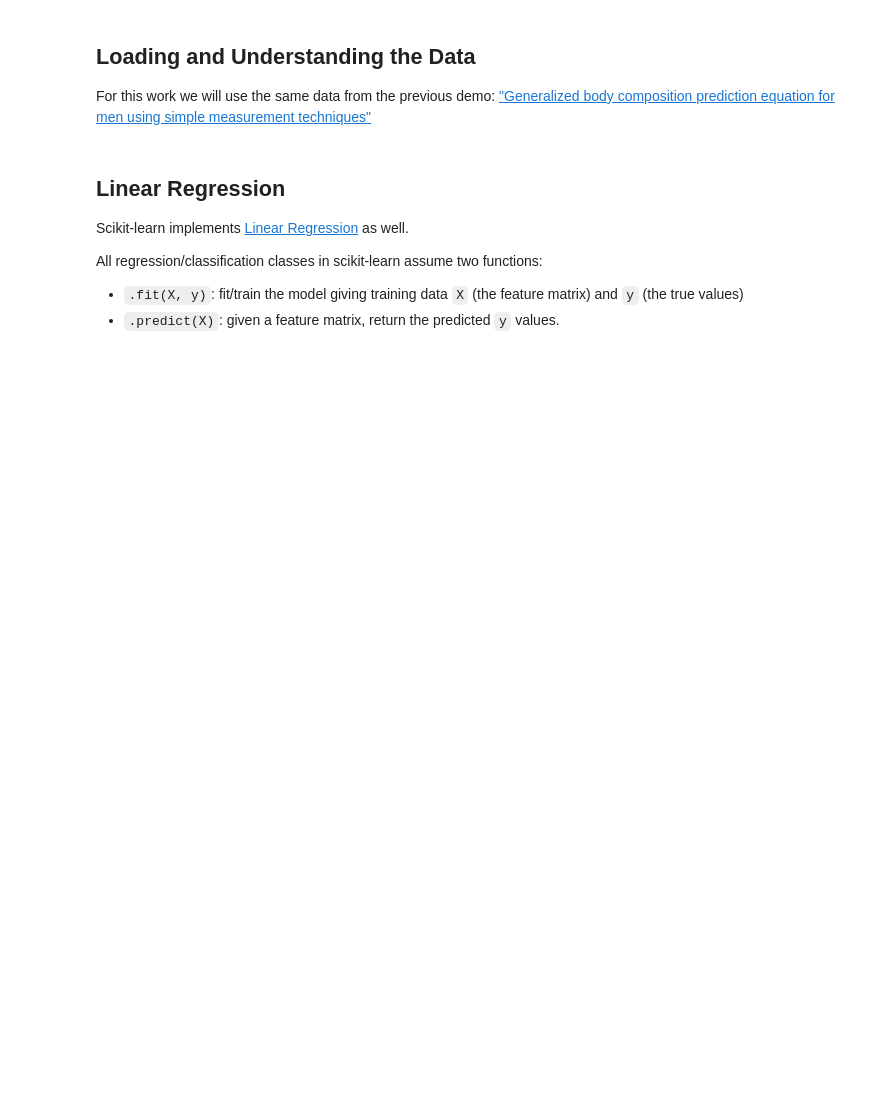
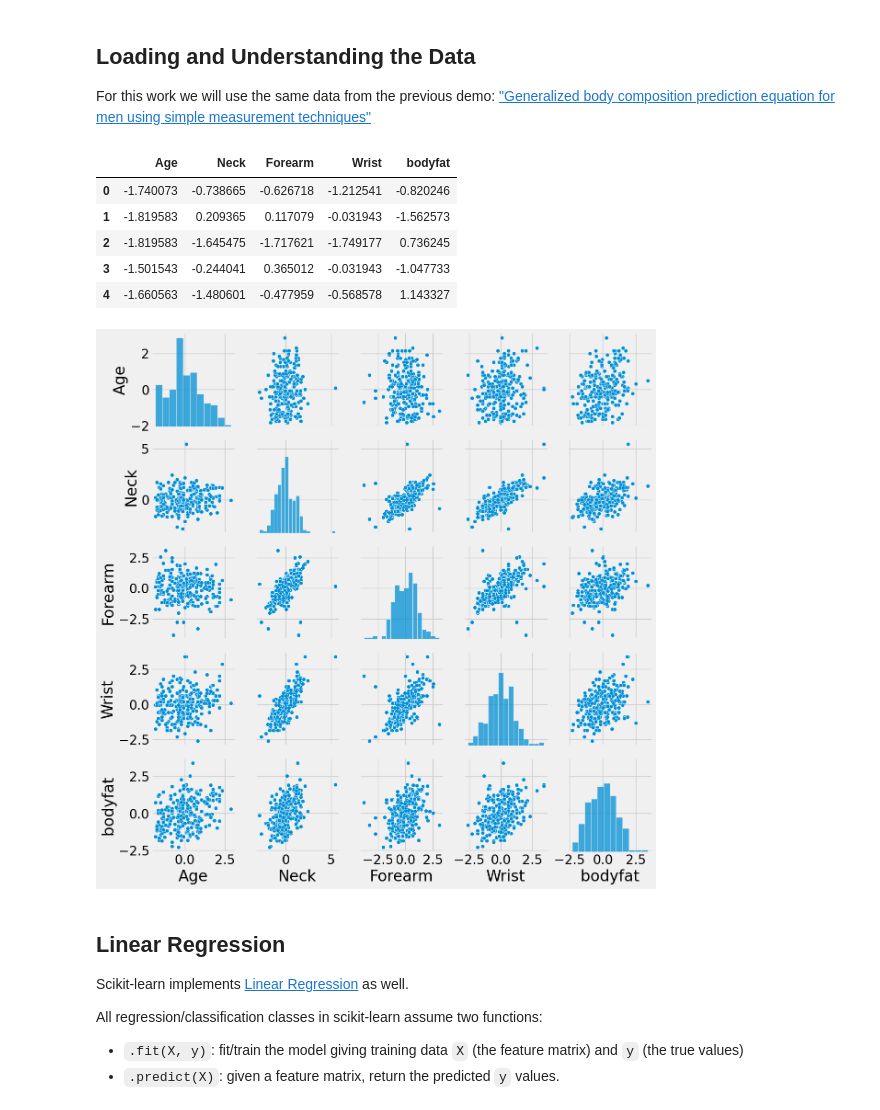
Before and after one commit to nmattei/cmps3160, a Jupyter notebook: _demos/Demo-09.ipynb, the cells around one changed output. Saved outputs shown, nothing was run; the diff lists cells and outputs as text; code cells hidden in the pictures; blank space fills up the shorter version.

```diff
--- a/_demos/Demo-09.ipynb
+++ b/_demos/Demo-09.ipynb
@@ -11,16 +5,16 @@ drive.mount('/content/drive')
-# %%
-import numpy as np
-import matplotlib
-import matplotlib.pyplot as plt
-import pandas as pd
-import seaborn as sns
-from scipy import stats
-from sklearn.linear_model import LinearRegression
-from scipy.stats import zscore
-from matplotlib.backends.backend_pdf import PdfPages
-matplotlib.style.use('fivethirtyeight')
-from IPython.core.display import display, HTML
-display(HTML("<style>.container { width:95% !important; }</style>"))
-pd.set_option('display.max_rows', 500)
-pd.set_option('display.max_columns', 500)
-pd.set_option('display.width', 1000)
+# %%
+# clone the course repository, change to right directory, and import libraries.
+%cd /content
+!git clone https://github.com/nmattei/cmps3160.git
+%cd /content/cmps3160/_demos
+import pandas as pd
+import numpy as np
+import matplotlib.pyplot as plt
+import scipy.stats as stats
+import seaborn as sns
+plt.style.use('fivethirtyeight')
+# Make the fonts a little bigger in our graphs.
+font = {'size'   : 20}
+plt.rc('font', **font)
+plt.rcParams['mathtext.fontset'] = 'cm'
+plt.rcParams['pdf.fonttype'] = 42
@@ -31,13 +35,21 @@ For this work we will use the same data from the previous demo: ["Generalized bo
 # %%
 # Load the Penrose Data
 # Select a subste of columns
 # Z-score all columns
 # Make pairplot
 input_names = ['Age', 'Neck', 'Forearm', 'Wrist']
 output_name = 'bodyfat'
-df = pd.read_csv("./data/bodyfat.csv")[input_names + [output_name]].apply(zscore)
+df = pd.read_csv("./data/bodyfat.csv")[input_names + [output_name]].apply(stats.zscore)
 sns.pairplot(df)
 df.head()
+# %% [output]
+|  | Age | Neck | Forearm | Wrist | bodyfat |
+| 0 | -1.740073 | -0.738665 | -0.626718 | -1.212541 | -0.820246 |
+| 1 | -1.819583 | 0.209365 | 0.117079 | -0.031943 | -1.562573 |
+| 2 | -1.819583 | -1.645475 | -1.717621 | -1.749177 | 0.736245 |
+| 3 | -1.501543 | -0.244041 | 0.365012 | -0.031943 | -1.047733 |
+| 4 | -1.660563 | -1.480601 | -0.477959 | -0.568578 | 1.143327 |
+[figure, added]
 # %% [markdown]
 ## Linear Regression
 Scikit-learn implements [Linear Regression](https://scikit-learn.org/stable/modules/generated/sklearn.linear_model.LinearRegression.html) as well.
```
Also changed, not shown: parts of 21 cells of this notebook, 3 other files.
